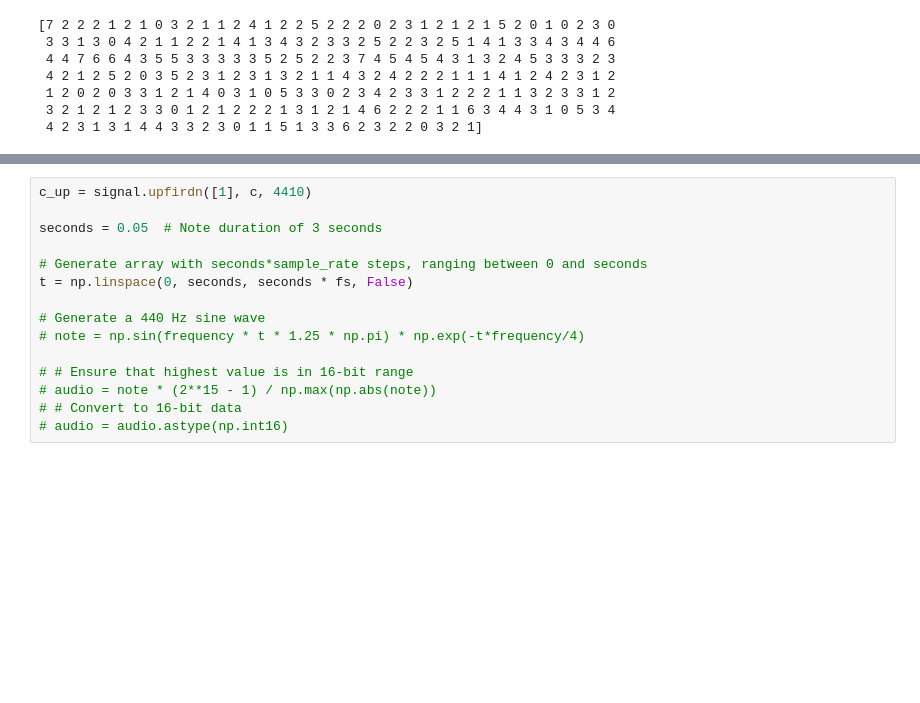
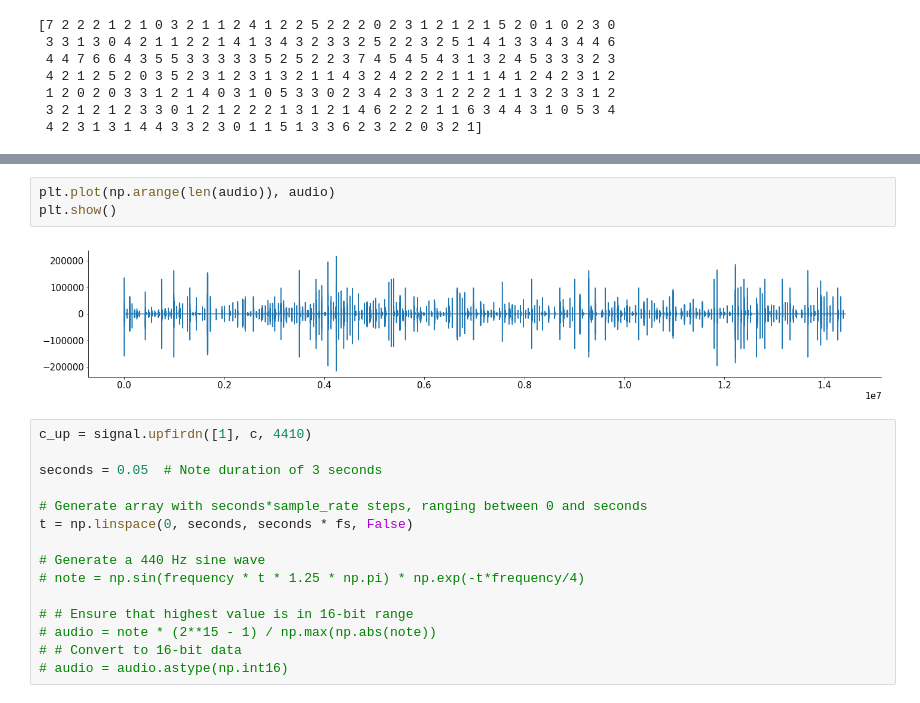
Before and after one commit to mabdelhack/steinmetz_beatbox, a Jupyter notebook: steinmetz_beatbox.ipynb, the cells around one changed output, grey strips where cells are left out. Cells and saved outputs as stored; diff of their text form; blank space fills up the shorter version.

```diff
--- a/steinmetz_beatbox.ipynb
+++ b/steinmetz_beatbox.ipynb
@@ -170,3 +170,8 @@ SimpleaudioError: Failed to buffer audio. -- CODE: 7 -- MSG: There is not enough
+# %%
+plt.plot(np.arange(len(audio)), audio)
+plt.show()
+# %% [output]
+[figure, added]
 # %%
 c_up = signal.upfirdn([1], c, 4410)
 
```
Also changed, not shown: parts of 2 cells of this notebook.
